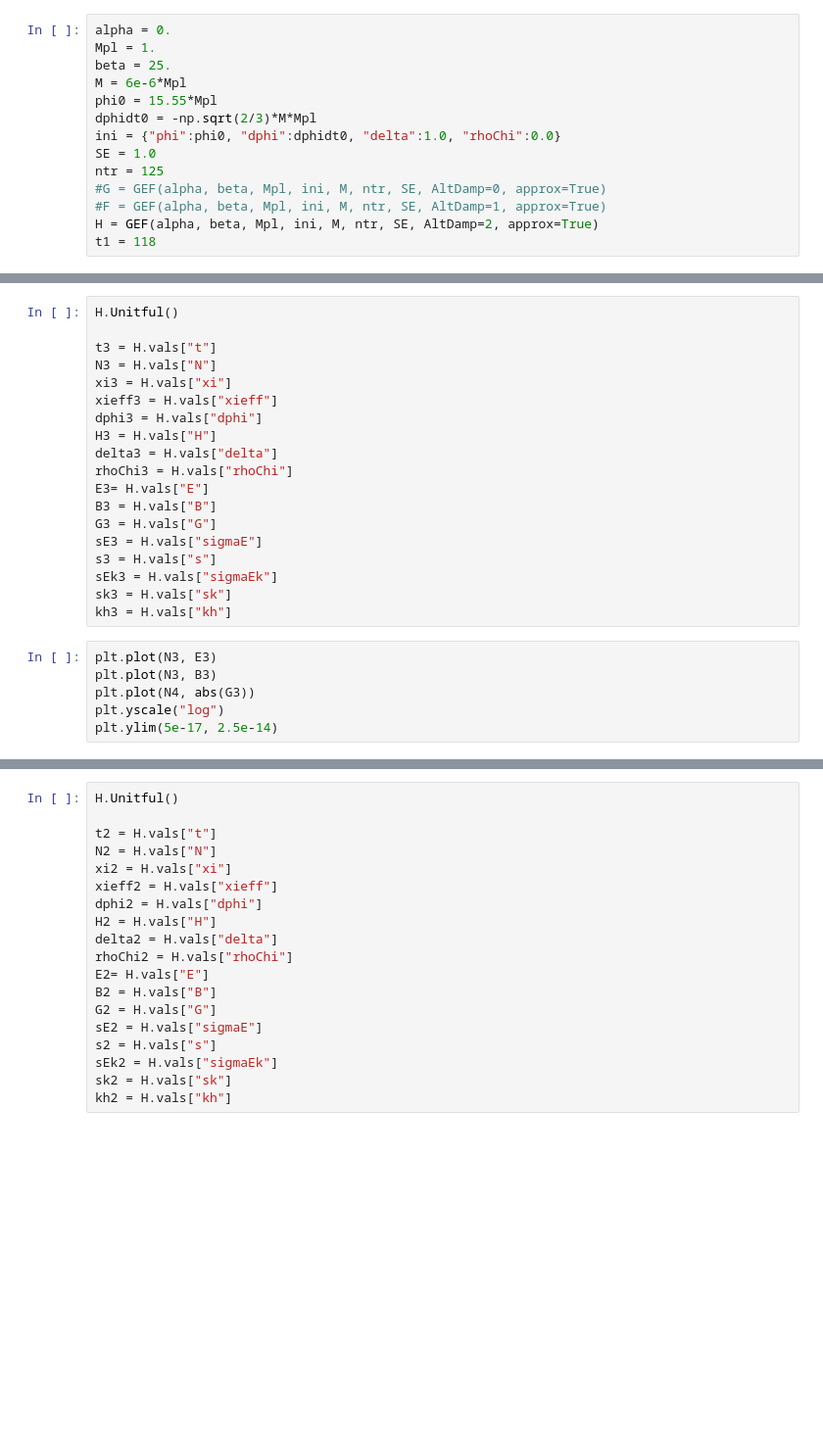
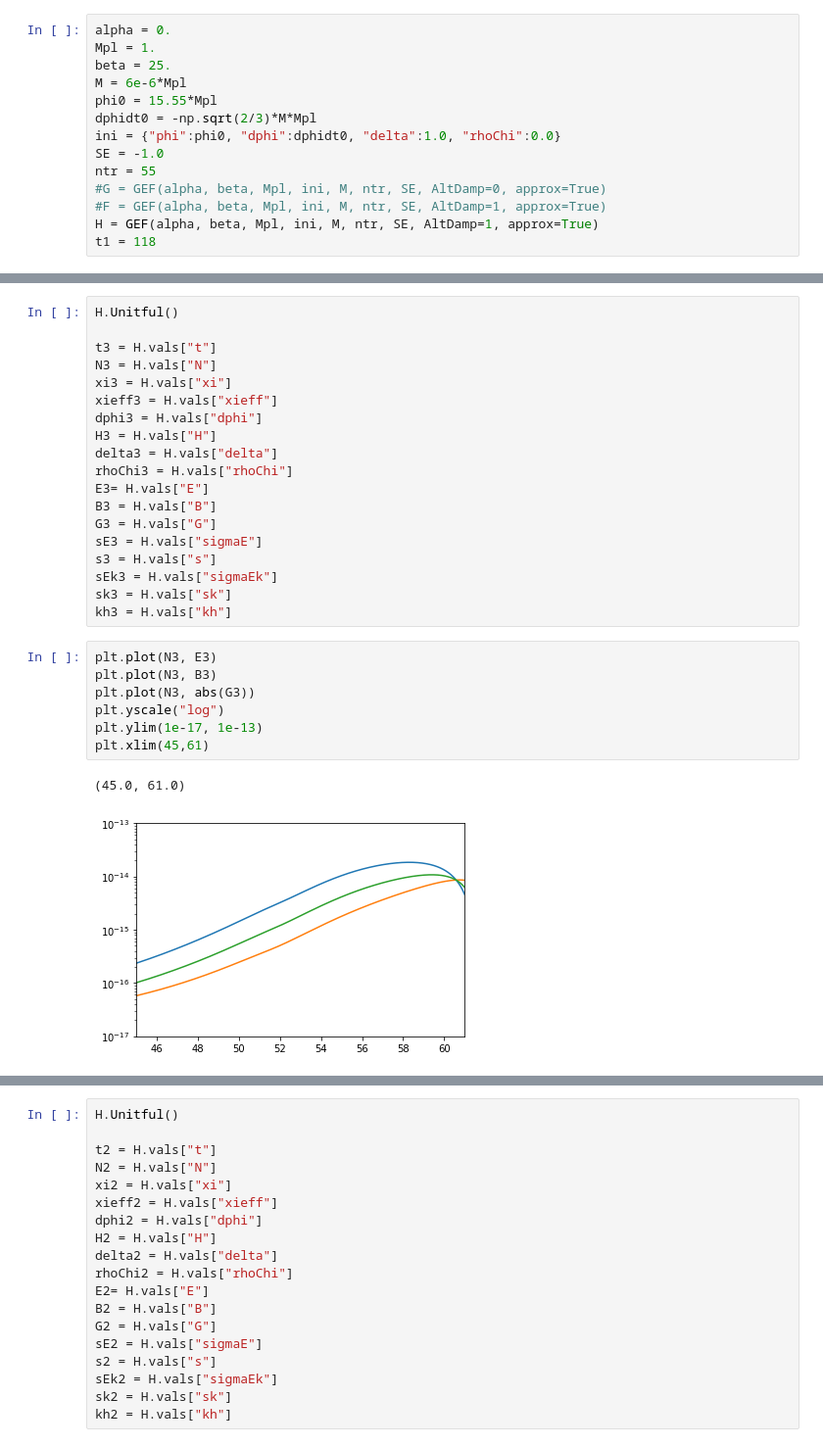
Before and after one commit to richard-von-eckardstein/GEFF, a Jupyter notebook: GEFTestGround.ipynb, the cells around one changed output, grey strips where cells are left out. Shown at 98% size. Cells and saved outputs as stored; diff of their text form; blank space fills up the shorter version.

```diff
--- a/GEFTestGround.ipynb
+++ b/GEFTestGround.ipynb
@@ -20,11 +20,11 @@ M = 6e-6*Mpl
 phi0 = 15.55*Mpl
 dphidt0 = -np.sqrt(2/3)*M*Mpl
 ini = {"phi":phi0, "dphi":dphidt0, "delta":1.0, "rhoChi":0.0}
-SE = 1.0
-ntr = 125
+SE = -1.0
+ntr = 55
 #G = GEF(alpha, beta, Mpl, ini, M, ntr, SE, AltDamp=0, approx=True)
 #F = GEF(alpha, beta, Mpl, ini, M, ntr, SE, AltDamp=1, approx=True)
-H = GEF(alpha, beta, Mpl, ini, M, ntr, SE, AltDamp=2, approx=True)
+H = GEF(alpha, beta, Mpl, ini, M, ntr, SE, AltDamp=1, approx=True)
 t1 = 118
 # %%
 print(H.H0)
@@ -84,9 +73,13 @@ kh3 = H.vals["kh"]
 # %%
 plt.plot(N3, E3)
 plt.plot(N3, B3)
-plt.plot(N4, abs(G3))
+plt.plot(N3, abs(G3))
 plt.yscale("log")
-plt.ylim(5e-17, 2.5e-14)
+plt.ylim(1e-17, 1e-13)
+plt.xlim(45,61)
+# %% [output]
+(45.0, 61.0)
+[figure, added]
 # %%
 H.IterateGEF(t1=t1)
 # %% [output]
```
Also changed, not shown: parts of 9 cells of this notebook, 2 other files.
